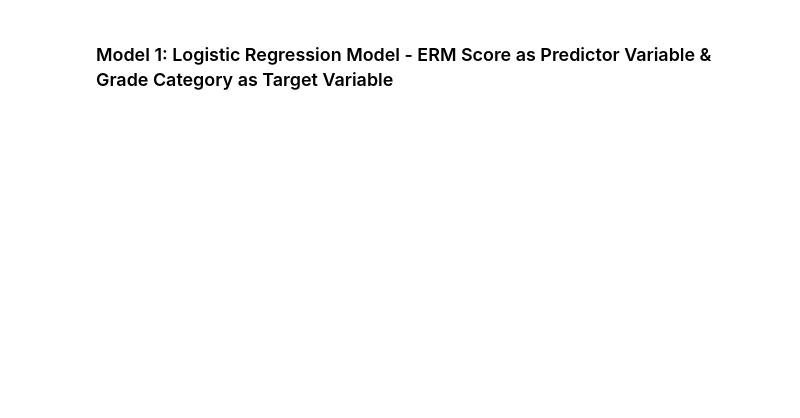
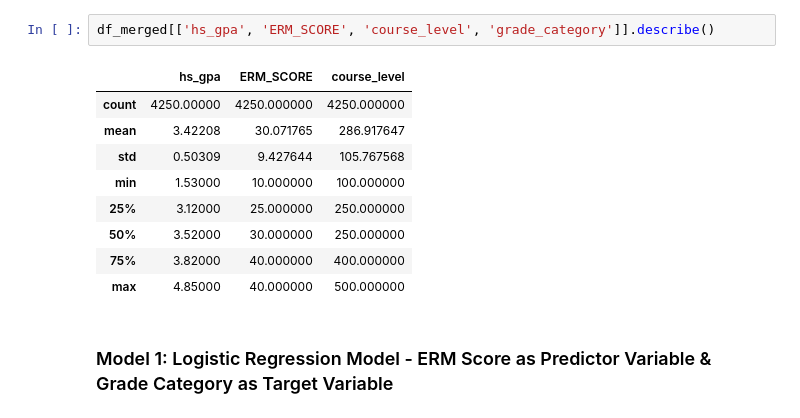
Before and after one commit to britrthompson/MSBA_Capstone, a Jupyter notebook: math_placement.ipynb, the cells around one changed output. Drawn from its saved outputs; the diff is of its cells as text; blank space fills up the shorter version.

```diff
--- a/math_placement.ipynb
+++ b/math_placement.ipynb
@@ -198,3 +194,15 @@ course_level
+# %%
+df_merged[['hs_gpa', 'ERM_SCORE', 'course_level', 'grade_category']].describe()
+# %% [output]
+|  | hs_gpa | ERM_SCORE | course_level |
+| count | 4250.00000 | 4250.000000 | 4250.000000 |
+| mean | 3.42208 | 30.071765 | 286.917647 |
+| std | 0.50309 | 9.427644 | 105.767568 |
+| min | 1.53000 | 10.000000 | 100.000000 |
+| 25% | 3.12000 | 25.000000 | 250.000000 |
+| 50% | 3.52000 | 30.000000 | 250.000000 |
+| 75% | 3.82000 | 40.000000 | 400.000000 |
+| max | 4.85000 | 40.000000 | 500.000000 |
 # %% [markdown]
 ### Model 1: Logistic Regression Model - ERM Score as Predictor Variable & Grade Category as Target Variable
 # %%
```
Also changed, not shown: parts of 16 cells of this notebook, 1 other file.
